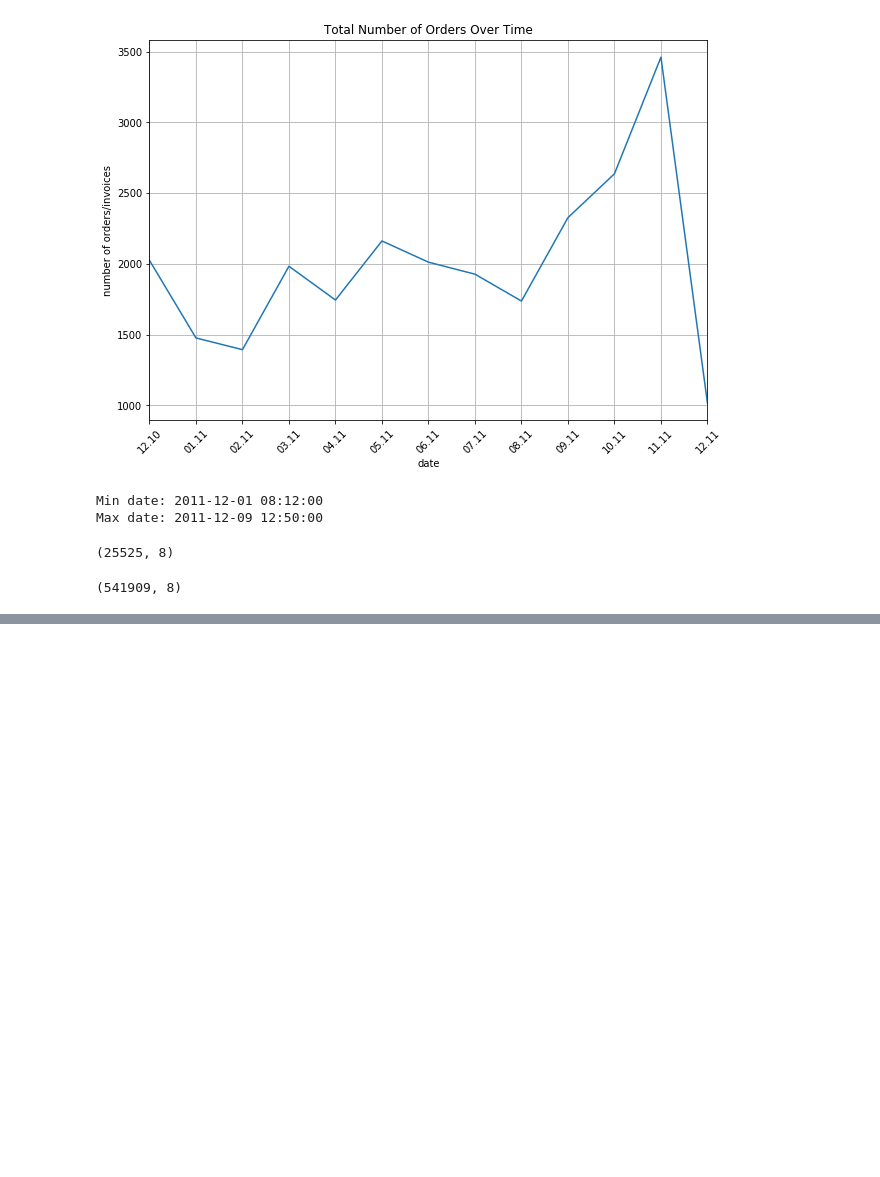
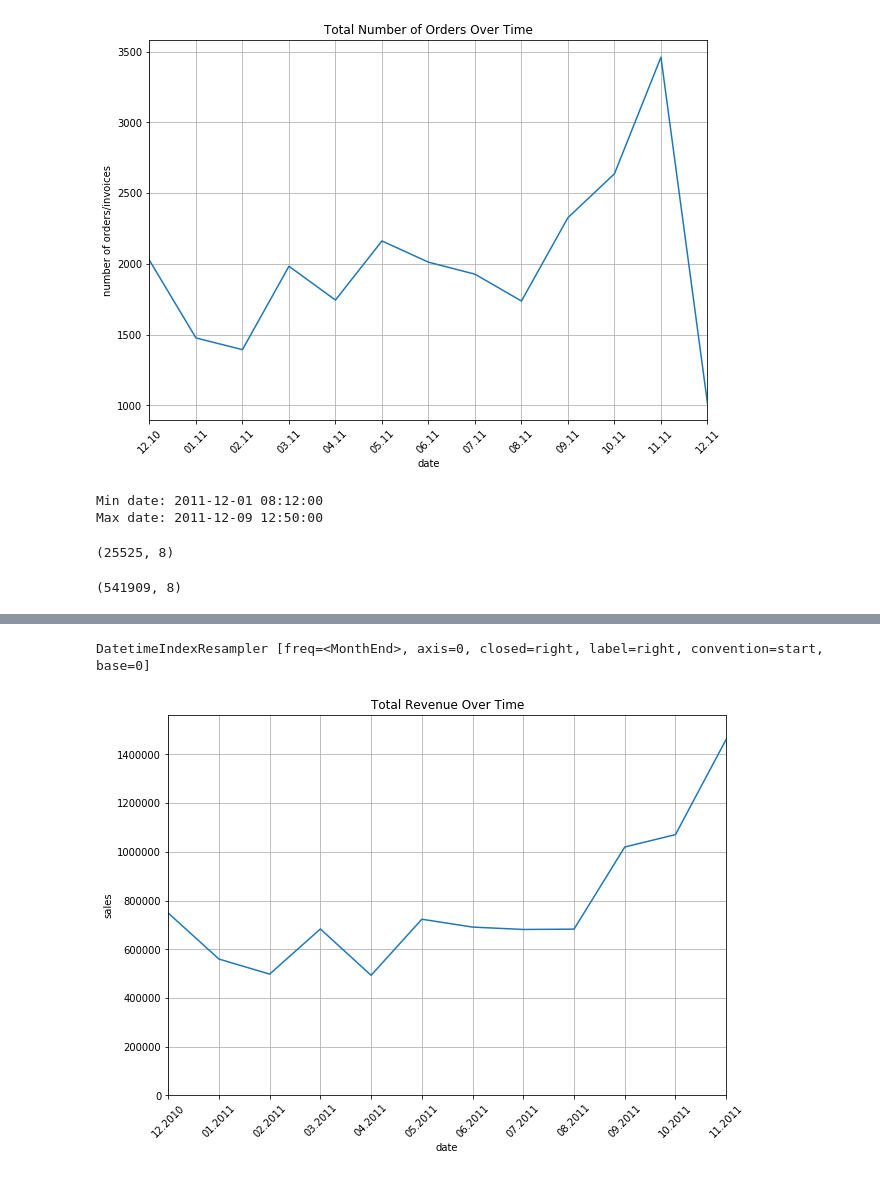
Before and after one commit to tehmeerali786/Hands-On-Data-Science-for-Marketing, a Jupyter notebook: Chapter 5 Product Analytics.ipynb, the cells around one changed output, grey strips where cells are left out. Cells and saved outputs as stored; diff of their text form; code cells hidden in the pictures; blank space fills up the shorter version.

```diff
--- a/Chapter 5 Product Analytics.ipynb
+++ b/Chapter 5 Product Analytics.ipynb
@@ -124,0 +182,4 @@ df.shape
+# %%
+df['Sales'] = df['Quantity'] * df['UnitPrice']
+# %%
+monthly_revenue_df = df.set_index('InvoiceDate')['Sales'].resample('M').sum()
@@ -124,0 +204,26 @@ df.shape
+# %%
+df.set_index('InvoiceDate')['Sales'].resample('M')
+# %% [output]
+DatetimeIndexResampler [freq=<MonthEnd>, axis=0, closed=right, label=right, convention=start, base=0]
+# %%
+ax = pd.DataFrame(monthly_revenue_df.values).plot(
+    grid= True,
+    figsize=(10,7),
+    legend=False
+)
+
+ax.set_xlabel('date')
+ax.set_ylabel('sales')
+ax.set_title('Total Revenue Over Time')
+
+ax.set_ylim([0, max(monthly_revenue_df.values)+100000])
+
+plt.xticks(
+    range(len(monthly_revenue_df.index)),
+    [x.strftime('%m.%Y') for x in monthly_revenue_df.index],
+    rotation=45
+)
+
+plt.show()
+# %% [output]
+[figure, added]
```
Also changed, not shown: parts of 34 cells of this notebook.
